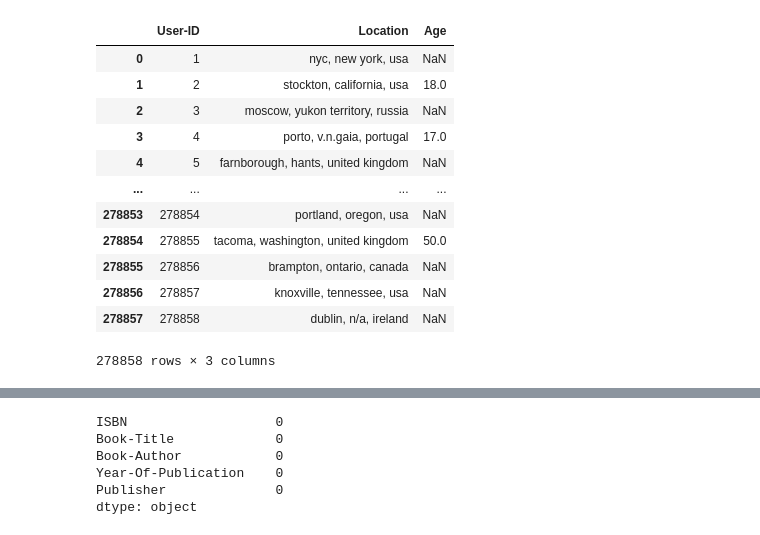
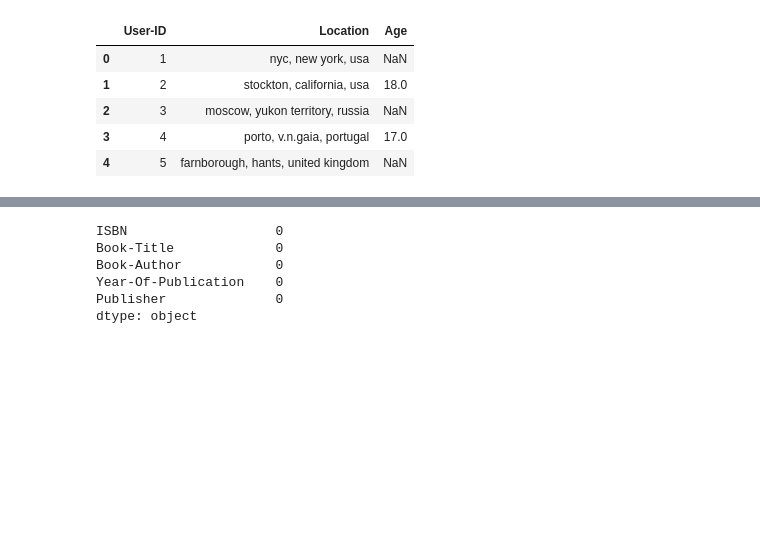
Before and after one commit to isaac-turk/summer24---Book-Recommendation-System, a Jupyter notebook: book-rec-system.ipynb, the cells around one changed output, grey strips where cells are left out. Drawn from its saved outputs; the diff is of its cells as text; code cells hidden in the pictures; blank space fills up the shorter version.

```diff
--- a/book-rec-system.ipynb
+++ b/book-rec-system.ipynb
@@ -23,17 +22,10 @@ books
 # %%
-users
+users.head()
 # %% [output]
 |  | User-ID | Location | Age |
 | 0 | 1 | nyc, new york, usa | NaN |
 | 1 | 2 | stockton, california, usa | 18.0 |
 | 2 | 3 | moscow, yukon territory, russia | NaN |
 | 3 | 4 | porto, v.n.gaia, portugal | 17.0 |
 | 4 | 5 | farnborough, hants, united kingdom | NaN |
-| ... | ... | ... | ... |
-| 278853 | 278854 | portland, oregon, usa | NaN |
-| 278854 | 278855 | tacoma, washington, united kingdom | 50.0 |
-| 278855 | 278856 | brampton, ontario, canada | NaN |
-| 278856 | 278857 | knoxville, tennessee, usa | NaN |
-| 278857 | 278858 | dublin, n/a, ireland | NaN |
-278858 rows × 3 columns
 # %%
```
Also changed, not shown: parts of 20 cells of this notebook.
